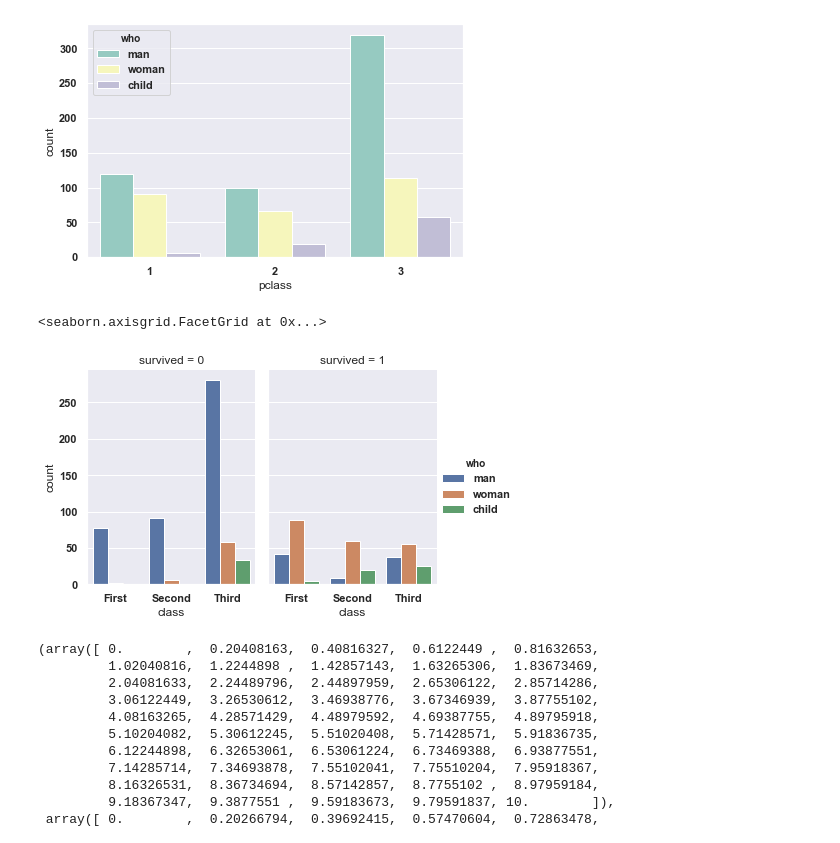
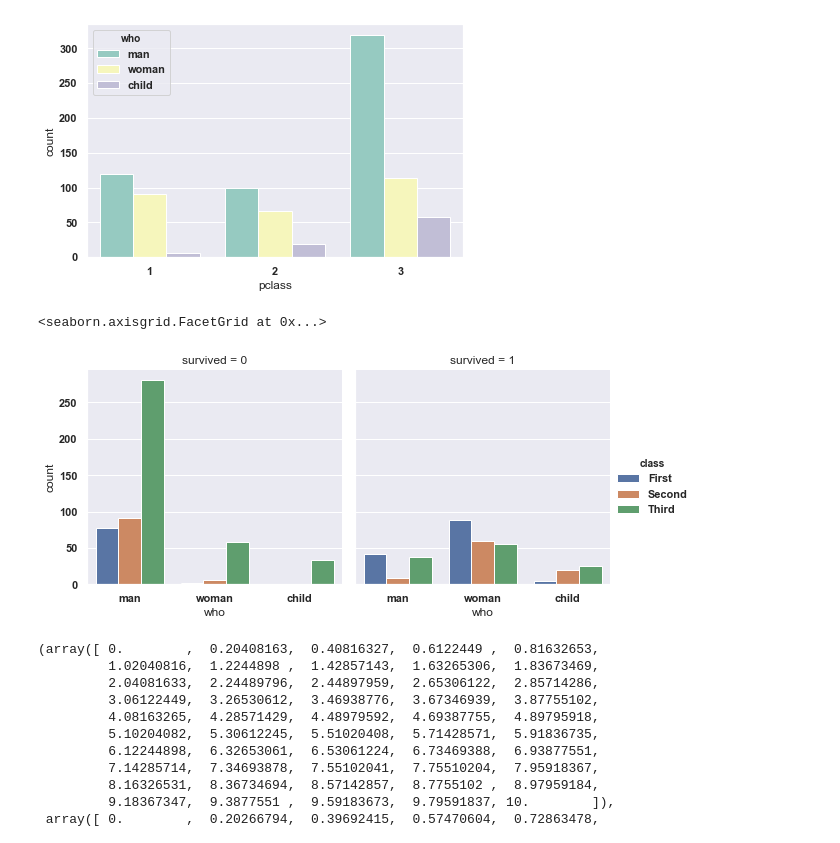
Before and after one commit to brainmentorspvtltd/MSIT_MachineLearning, a Jupyter notebook: MatplotlibIntroduction.ipynb, the cells around one changed output. Saved outputs shown, nothing was run; the diff lists cells and outputs as text; code cells hidden in the pictures.

```diff
--- a/MatplotlibIntroduction.ipynb
+++ b/MatplotlibIntroduction.ipynb
@@ -218,6 +218,7 @@ plt.hist( df["season"], bins = 12, rwidth=0.9, color="#8E44AD")
  <a list of 12 Patch objects>)
 [figure]
 # %%
+plt.style.use('ggplot')
 plt.rcParams['text.color'] = 'black'
 sns.countplot( df["season"] )
 plt.title("No. of matches in each season")
@@ -312,10 +313,10 @@ ax = sns.countplot(x="pclass", hue="who", data=titanic, palette="Set3")
 # %% [output]
 [figure]
 # %%
-sns.catplot(x="class", hue="who", col="survived", data=titanic, kind="count", height=4, aspect=.7)
+sns.catplot(x="who", hue="class", col="survived", kind="count", data=titanic, height=4, aspect=1)
 # %% [output]
 <seaborn.axisgrid.FacetGrid at 0x...>
-[figure, old version]
+[figure, new version]
 # %%
 x = np.linspace(0,10)
 y1 = np.sin(x)
```
Also changed, not shown: parts of 28 cells of this notebook, 4 other files.
